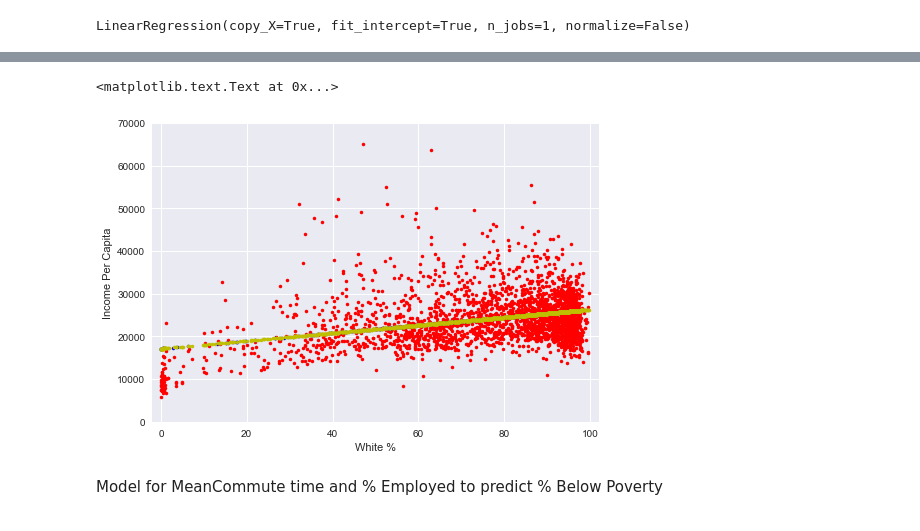
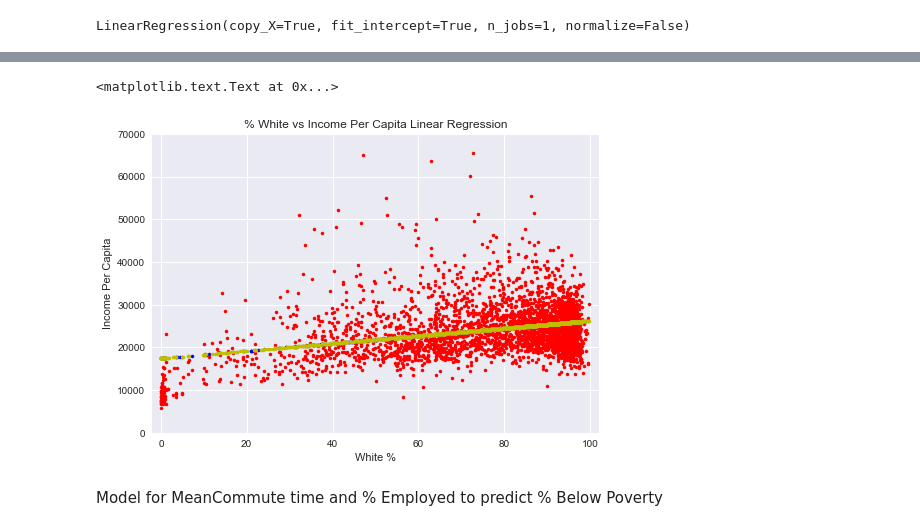
Before and after one commit to zacharyjgs/mlproj1, a Jupyter notebook: Census Data Analysis.ipynb, the cells around one changed output, grey strips where cells are left out. Drawn from its saved outputs; the diff is of its cells as text; code cells hidden in the pictures.

```diff
--- a/Census Data Analysis.ipynb
+++ b/Census Data Analysis.ipynb
@@ -316,11 +315,12 @@ test R^2:  0.135938057786
 # %%
-plt.plot(train_x1, train_y1, 'r.', test_x1, y_test_pred, 'b.', train_x1, y_train_pred, 'y.')
+plt.plot(census['White'], census['IncomePerCap'], 'r.', test_x1, y_test_pred, 'b.', train_x1, y_train_pred, 'y.')
 plt.axis([-2, 102, 0, 70000])
 plt.xlabel('White %')
 plt.ylabel('Income Per Capita')
+plt.title("% White vs Income Per Capita Linear Regression")
 # %% [output]
 <matplotlib.text.Text at 0x...>
-[figure, old version]
+[figure, new version]
 # %% [markdown]
 Model for MeanCommute time and % Employed to predict % Below Poverty
 # %%
```
Also changed, not shown: parts of 10 cells of this notebook.
